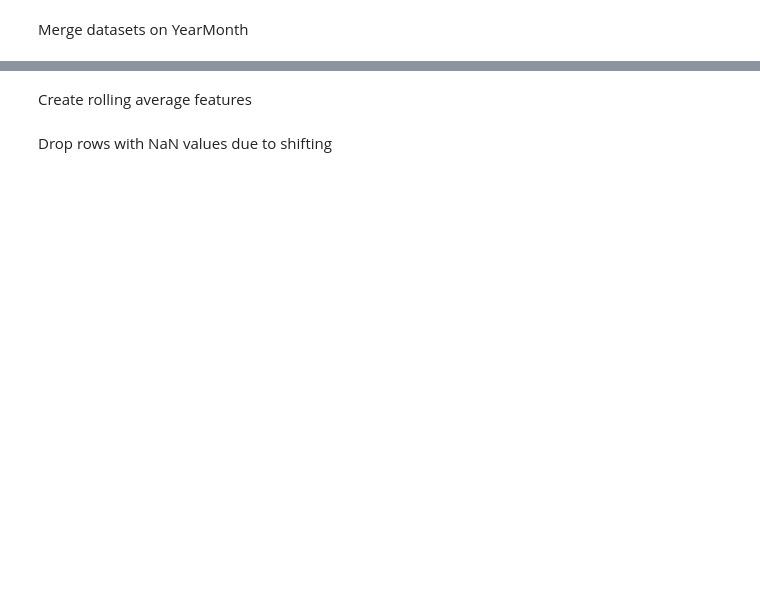
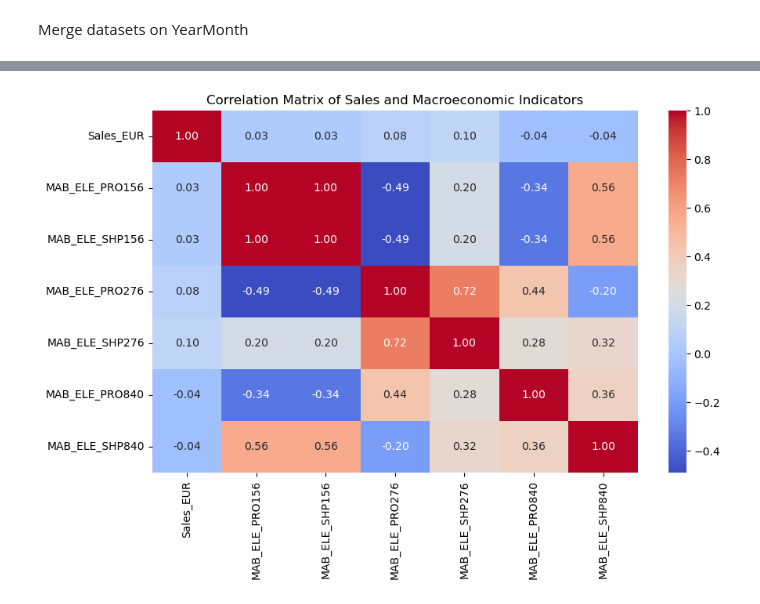
Before and after one commit to gugaaa1904/BC, a Jupyter notebook: Case 2.ipynb, the cells around one changed output, grey strips where cells are left out. Saved outputs shown, nothing was run; the diff lists cells and outputs as text; code cells hidden in the pictures; blank space fills up the shorter version.

```diff
--- a/Case 2.ipynb
+++ b/Case 2.ipynb
@@ -230,0 +253,8 @@ Select relevant macroeconomic indicators for USA, China, and Germany
+# %%
+market_data['YearMonth'] = market_data['YearMonth'].astype(str)
+market_data['Year'] = market_data['YearMonth'].str[:4]
+market_data['Month'] = market_data['YearMonth'].str[5:].str.zfill(2)
+# %%
+market_data['YearMonth'] = pd.to_datetime(market_data['Year'] + "-" + market_data['Month'] + "-01", errors='coerce')
+market_data.drop(columns=["Year", "Month"], inplace=True)
+print(market_data[['YearMonth']].head(10))
@@ -230,0 +273,4 @@ Select relevant macroeconomic indicators for USA, China, and Germany
+# %%
+market_data = market_data.dropna(subset=['YearMonth'])
+market_data.reset_index(drop=True, inplace=True)
+print(market_data[['YearMonth']].head(10))
@@ -260,5 +313,8 @@ AssertionError: wrong color format 'ansiyellow'
 # %% [markdown]
 Merge datasets on YearMonth
 # %%
-df = pd.merge(monthly_sales, market_data, on='YearMonth', how='left')
-print(df.head())
+sales_data['YearMonth'] = pd.to_datetime(sales_data['YearMonth'])
+market_data_filtered['YearMonth'] = pd.to_datetime(market_data_filtered['YearMonth'])
+data = sales_data.merge(market_data_filtered, on="YearMonth", how="left")
+
+print(data.head())
@@ -276,2 +336,0 @@ df['Sales_Lag_2M'] = df.groupby('Mapped_GCK')['Sales_EUR'].shift(2)
-# %% [markdown]
-Create rolling average features
@@ -280,2 +336,0 @@ df['Sales_MA_3M'] = df.groupby('Mapped_GCK')['Sales_EUR'].rolling(window=3, min_
-# %% [markdown]
-Drop rows with NaN values due to shifting
@@ -285,0 +337,10 @@ print(df.head())
+# %%
+numeric_data = data.select_dtypes(include=['number'])
+corr_matrix = numeric_data.corr()
+
+plt.figure(figsize=(10, 6))
+sns.heatmap(corr_matrix, annot=True, cmap="coolwarm", fmt=".2f")
+plt.title("Correlation Matrix of Sales and Macroeconomic Indicators")
+plt.show()
+# %% [output]
+[figure, added]
```
Also changed, not shown: parts of 29 cells of this notebook.
